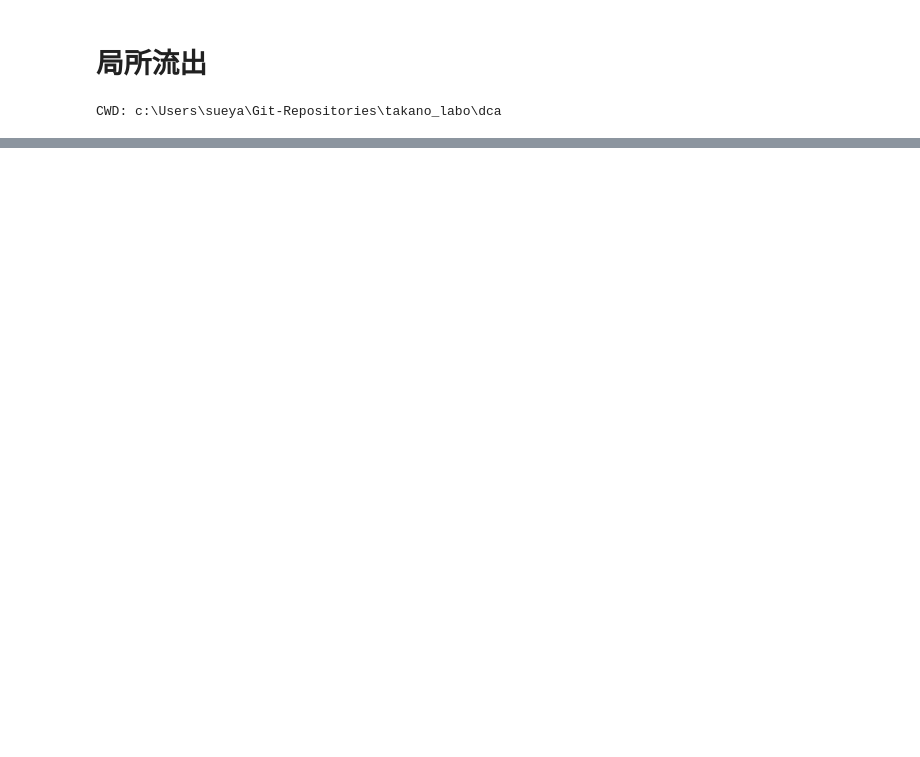
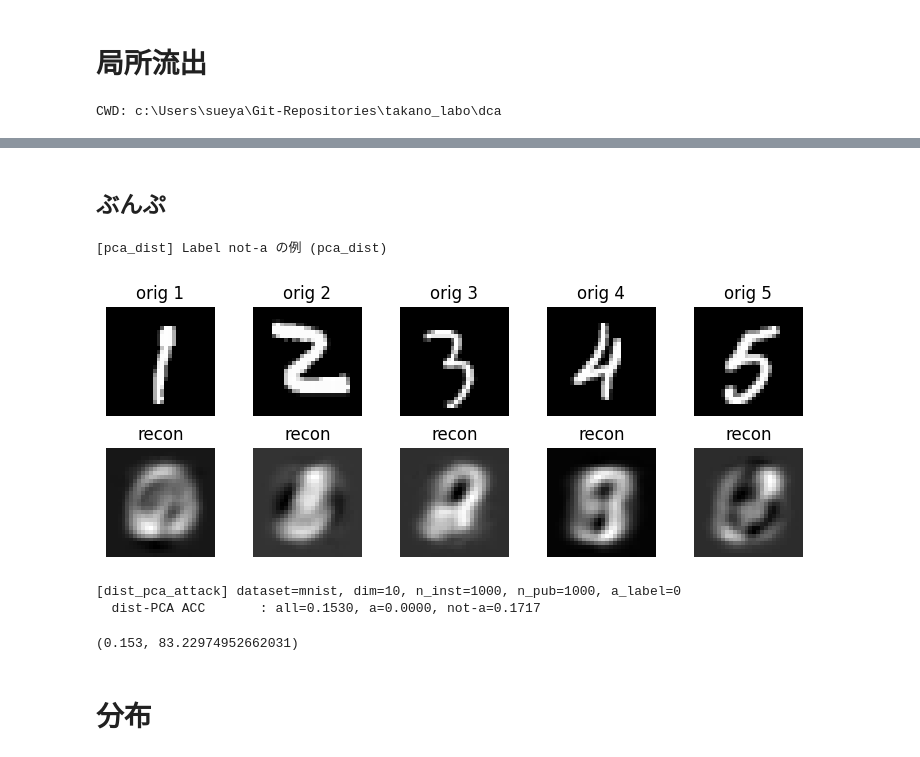
Before and after one commit to takano-lab/data-collaboration-analysis, a Jupyter notebook: 実験用/mnist_reconstruction_privacy.ipynb, the cells around one changed output, grey strips where cells are left out. Saved outputs shown, nothing was run; the diff lists cells and outputs as text; code cells hidden in the pictures; blank space fills up the shorter version.

```diff
--- a/実験用/mnist_reconstruction_privacy.ipynb
+++ b/実験用/mnist_reconstruction_privacy.ipynb
@@ -1232,0 +1066,23 @@ c:\Users\sueya\Git-Repositories\takano_labo\dca
+# %% [markdown]
+## ぶんぷ
+# %%
+def build_pca_forward_inverse(X: np.ndarray, n_components: int):
+    """
+    X       : (n, d)
+    returns : F (d,k), F_pinv (k,d), mean, forward, inverse
+    """
+    X = np.asarray(X, float)
+    mean_X = X.mean(axis=0, keepdims=True)   # (1, d)
+    Xc = X - mean_X
+
+    U, S, Vt = np.linalg.svd(Xc, full_matrices=False)
+    F = Vt[:n_components].T                  # (d, k) 列直交
+    F_pinv = F.T                             # 疑似逆
+
+    def forward(X_in):
+        return (X_in - mean_X) @ F
+
+    def inverse(Z_in):
+        return Z_in @ F_pinv + mean_X
+
+    return F, F_pinv, mean_X.ravel(), forward, inverse
@@ -1232,0 +1176,22 @@ c:\Users\sueya\Git-Repositories\takano_labo\dca
+# %%
+base_config = {
+    "name": "tutorial_mnist",
+    "dataset": "mnist",
+    "y_name": "target",
+    "num_institution_user": 1000,
+    "data_distribution": "even",
+    "dim_intermediate": 10,
+    "spill_distribute_num": 1000,
+    "seed": 81,
+}
+
+res = run_distribution_pca_attack(base_config)
+res["acc_dist_all"], res["rmse_dist_all"]
+# %% [output]
+[pca_dist] Label not-a の例 (pca_dist)
+[figure, added]
+[dist_pca_attack] dataset=mnist, dim=10, n_inst=1000, n_pub=1000, a_label=0
+  dist-PCA ACC       : all=0.1530, a=0.0000, not-a=0.1717
+(0.153, 83.22974952662031)
+# %% [markdown]
+# 分布
```
Also changed, not shown: parts of 37 cells of this notebook, 16 other files.
